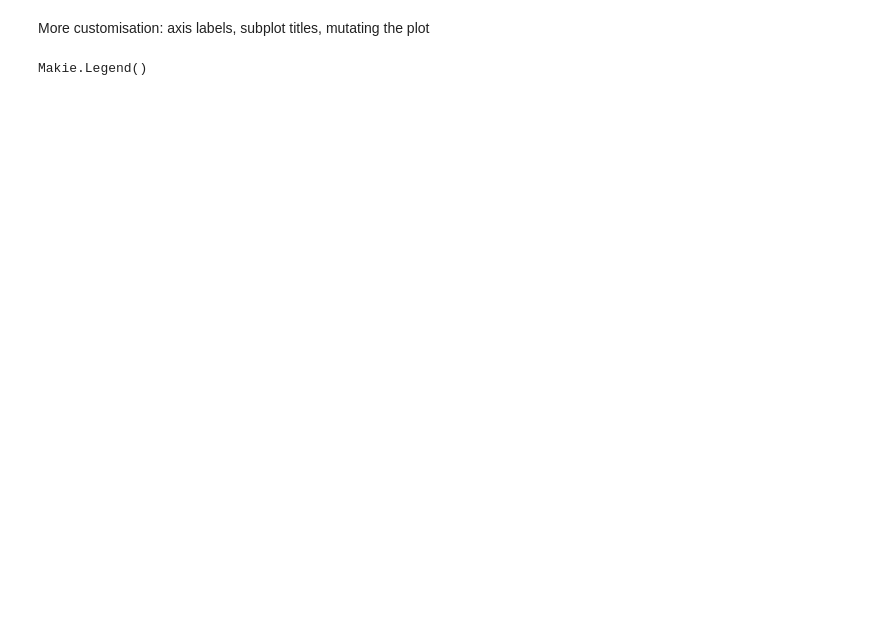
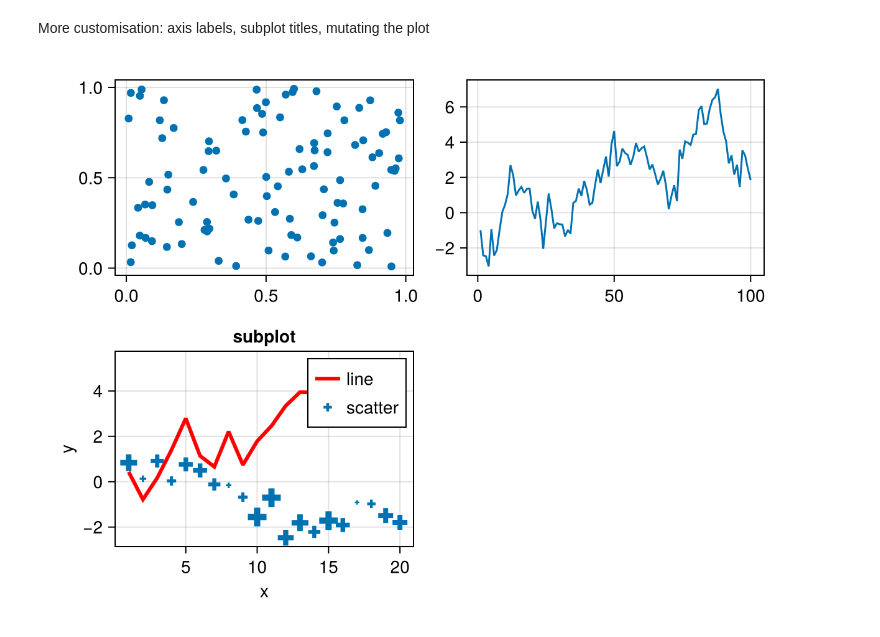
Before and after one commit to mauro3/Julia-intro-ETHZ-Compicampus, a Jupyter notebook: notebooks-solution/plotting-with-makie.ipynb, the cells around one changed output. Cells and saved outputs as stored; diff of their text form; code cells hidden in the pictures; blank space fills up the shorter version.

```diff
--- a/notebooks-solution/plotting-with-makie.ipynb
+++ b/notebooks-solution/plotting-with-makie.ipynb
@@ -34,7 +40,8 @@ More customisation: axis labels, subplot titles, mutating the plot
 # %%
 ax = Axis(f[2, 1]; xlabel="x", ylabel="y", title="subplot")
 lines!(ax, cumsum(randn(20)); label="line", linewidth=3, color=:red)
 scatter!(ax, cumsum(randn(20)); label="scatter", marker=:cross, markersize=rand(5:20, 20))
 axislegend(ax)
+f
 # %% [output]
-Makie.Legend()
+[figure, added]
```
Also changed, not shown: parts of 4 cells of this notebook, 6 other files.
